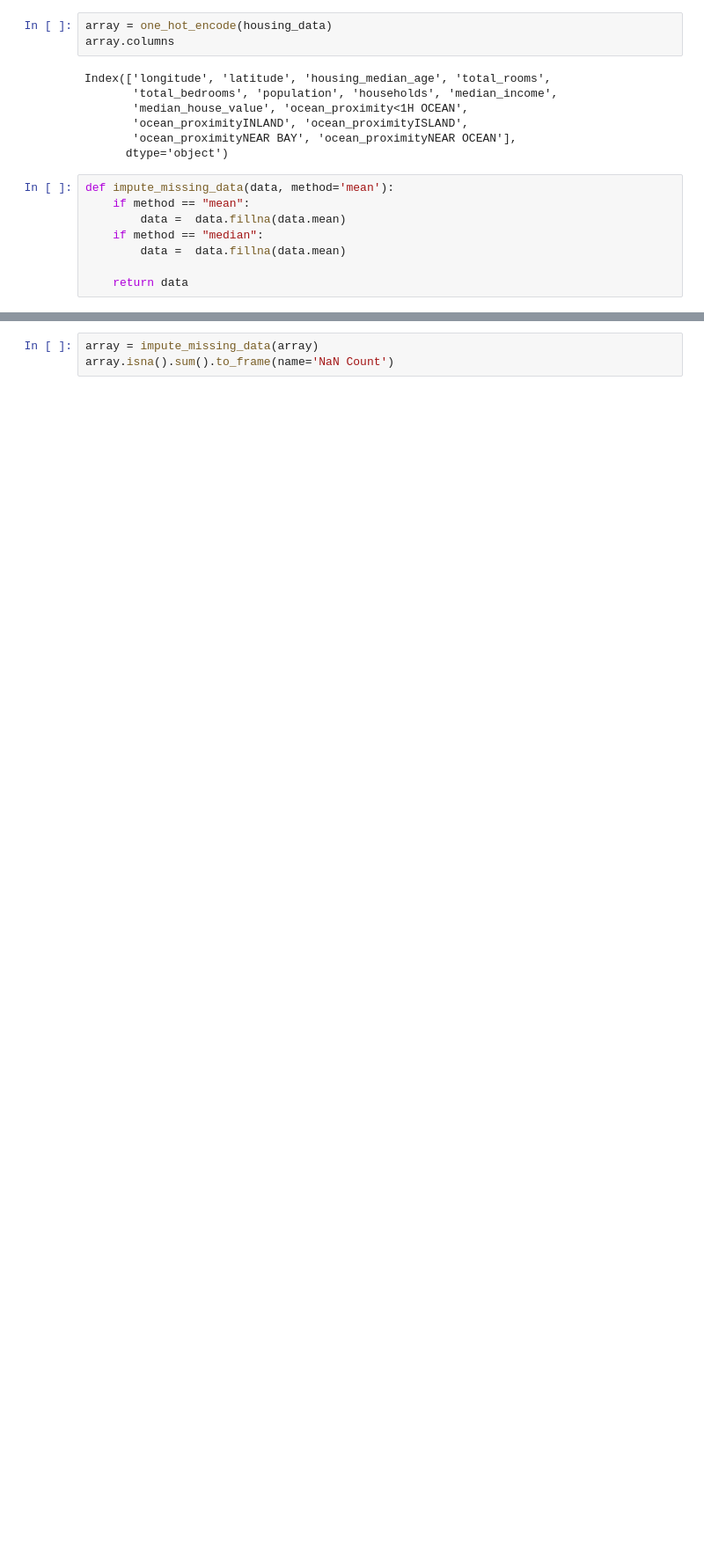
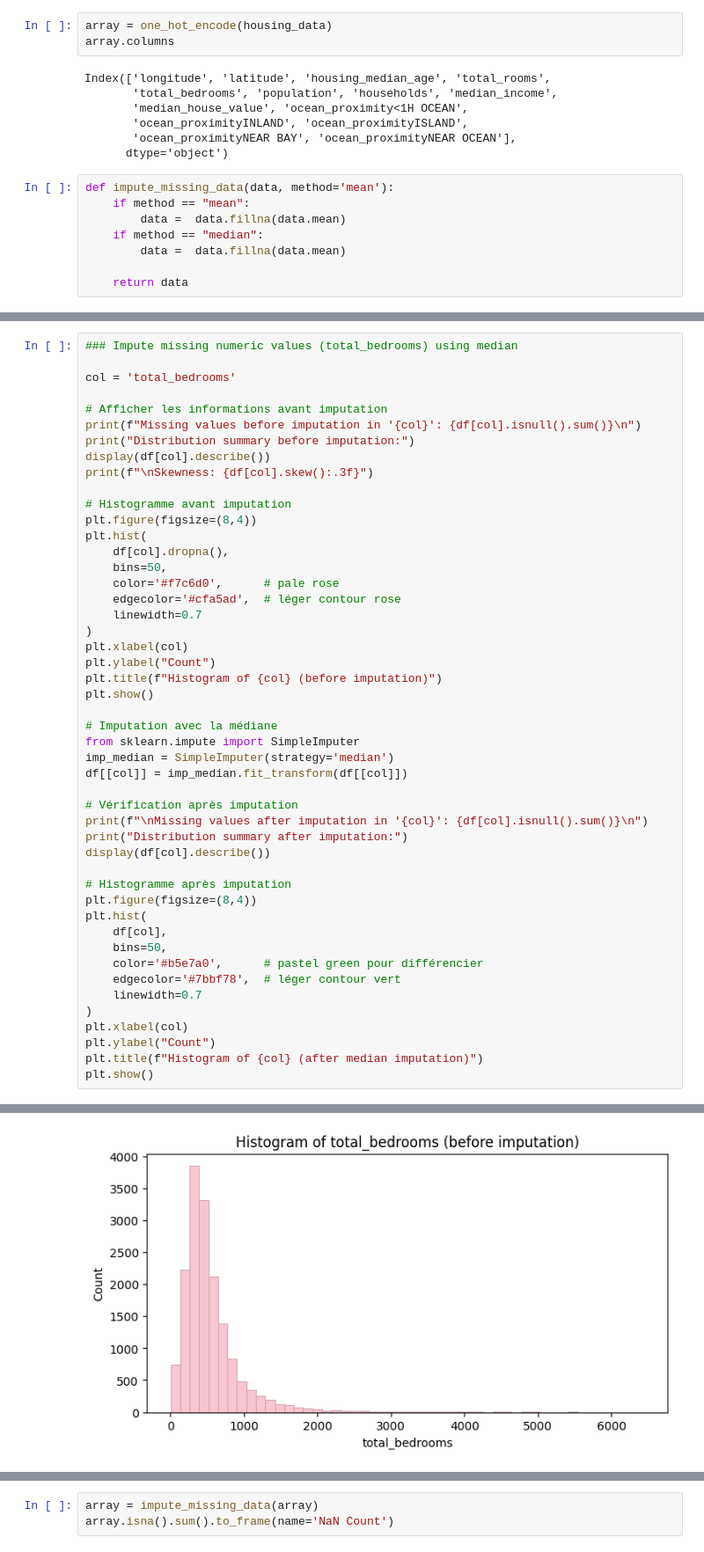
Before and after one commit to ThomasCherqui/ml_nn_housing, a Jupyter notebook: housing_data_exploration.ipynb, the cells around one changed output, grey strips where cells are left out. Shown: that part at 88% size. Drawn from its saved outputs; the diff is of its cells as text; blank space fills up the shorter version.

```diff
--- a/housing_data_exploration.ipynb
+++ b/housing_data_exploration.ipynb
@@ -50,0 +79,49 @@ def impute_missing_data(data, method='mean'):
+# %%
+### Impute missing numeric values (total_bedrooms) using median
+
+col = 'total_bedrooms'
+
+# Afficher les informations avant imputation
+print(f"Missing values before imputation in '{col}': {df[col].isnull().sum()}\n")
+print("Distribution summary before imputation:")
+display(df[col].describe())
+print(f"\nSkewness: {df[col].skew():.3f}")
+
+# Histogramme avant imputation
+plt.figure(figsize=(8,4))
+plt.hist(
+    df[col].dropna(),
+    bins=50,
+    color='#f7c6d0',      # pale rose
+    edgecolor='#cfa5ad',  # léger contour rose
+    linewidth=0.7
+)
+plt.xlabel(col)
+plt.ylabel("Count")
+plt.title(f"Histogram of {col} (before imputation)")
+plt.show()
+
+# Imputation avec la médiane
+from sklearn.impute import SimpleImputer
+imp_median = SimpleImputer(strategy='median')
+df[[col]] = imp_median.fit_transform(df[[col]])
+
+# Vérification après imputation
+print(f"\nMissing values after imputation in '{col}': {df[col].isnull().sum()}\n")
+print("Distribution summary after imputation:")
+display(df[col].describe())
+
+# Histogramme après imputation
+plt.figure(figsize=(8,4))
+plt.hist(
+    df[col],
+    bins=50,
+    color='#b5e7a0',      # pastel green pour différencier
+    edgecolor='#7bbf78',  # léger contour vert
+    linewidth=0.7
+)
+plt.xlabel(col)
+plt.ylabel("Count")
+plt.title(f"Histogram of {col} (after median imputation)")
+plt.show()
+# %% [output]
@@ -50,0 +141 @@ def impute_missing_data(data, method='mean'):
+[figure, added]
```
Also changed, not shown: parts of 6 cells of this notebook, 2 other files.
